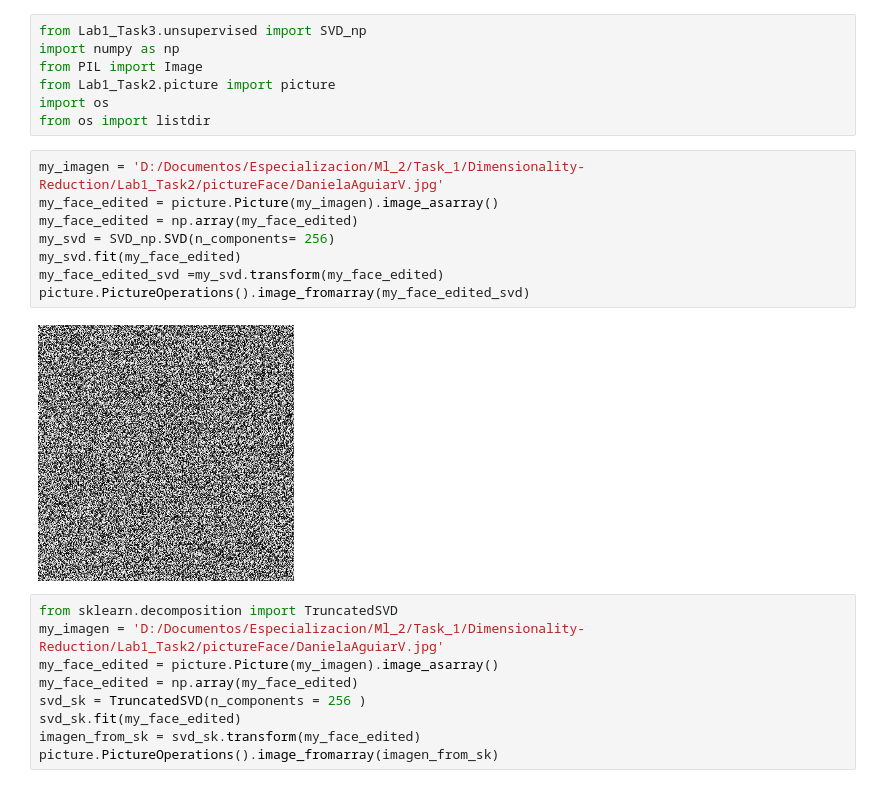
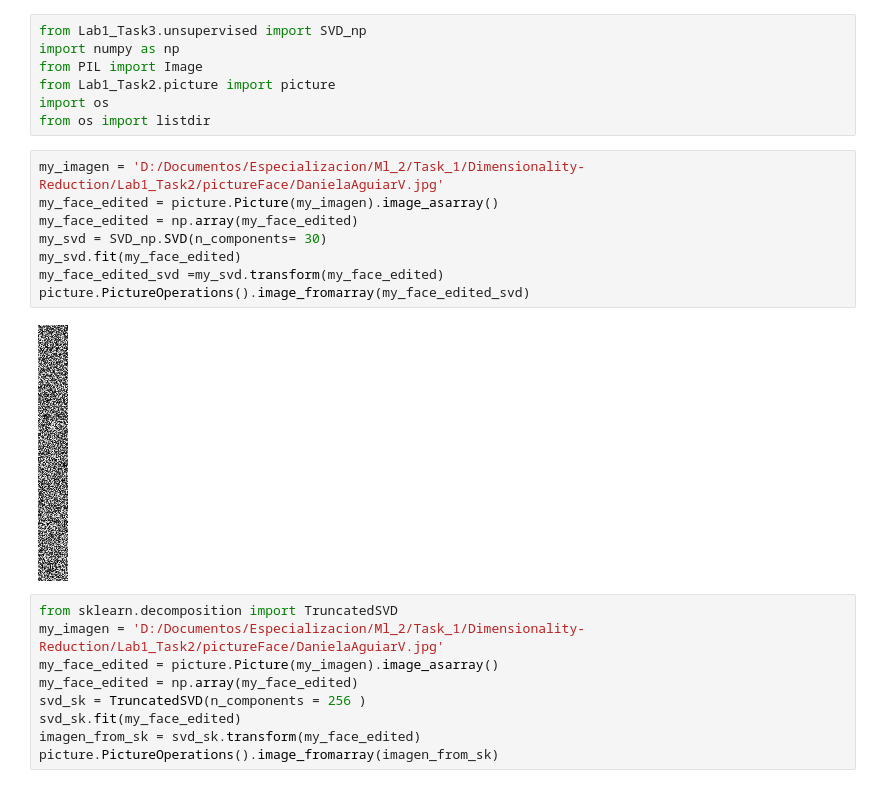
Before and after one commit to DanielaAguiV/Dimensionality-Reduction, a Jupyter notebook: pruebas.ipynb, the cells around one changed output. Saved outputs shown, nothing was run; the diff lists cells and outputs as text.

```diff
--- a/pruebas.ipynb
+++ b/pruebas.ipynb
@@ -8,13 +8,13 @@ from os import listdir
 # %%
 my_imagen = 'D:/Documentos/Especializacion/Ml_2/Task_1/Dimensionality-Reduction/Lab1_Task2/pictureFace/DanielaAguiarV.jpg'
 my_face_edited = picture.Picture(my_imagen).image_asarray()
 my_face_edited = np.array(my_face_edited)
-my_svd = SVD_np.SVD(n_components= 256)
+my_svd = SVD_np.SVD(n_components= 30)
 my_svd.fit(my_face_edited)
 my_face_edited_svd =my_svd.transform(my_face_edited)
 picture.PictureOperations().image_fromarray(my_face_edited_svd)
 # %% [output]
-[figure, old version]
+[figure, new version]
 # %%
 from sklearn.decomposition import TruncatedSVD
 my_imagen = 'D:/Documentos/Especializacion/Ml_2/Task_1/Dimensionality-Reduction/Lab1_Task2/pictureFace/DanielaAguiarV.jpg'
```
Also changed, not shown: 33 other files.
